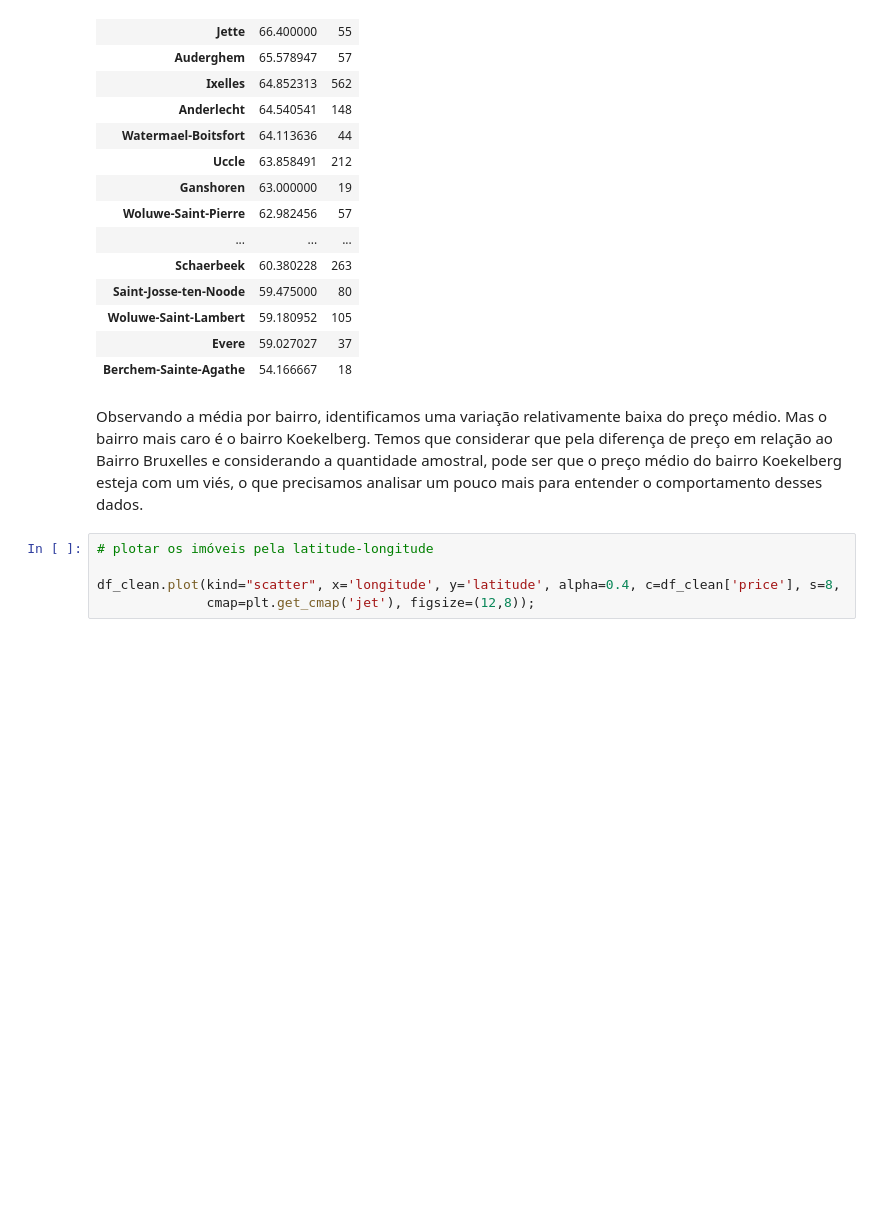
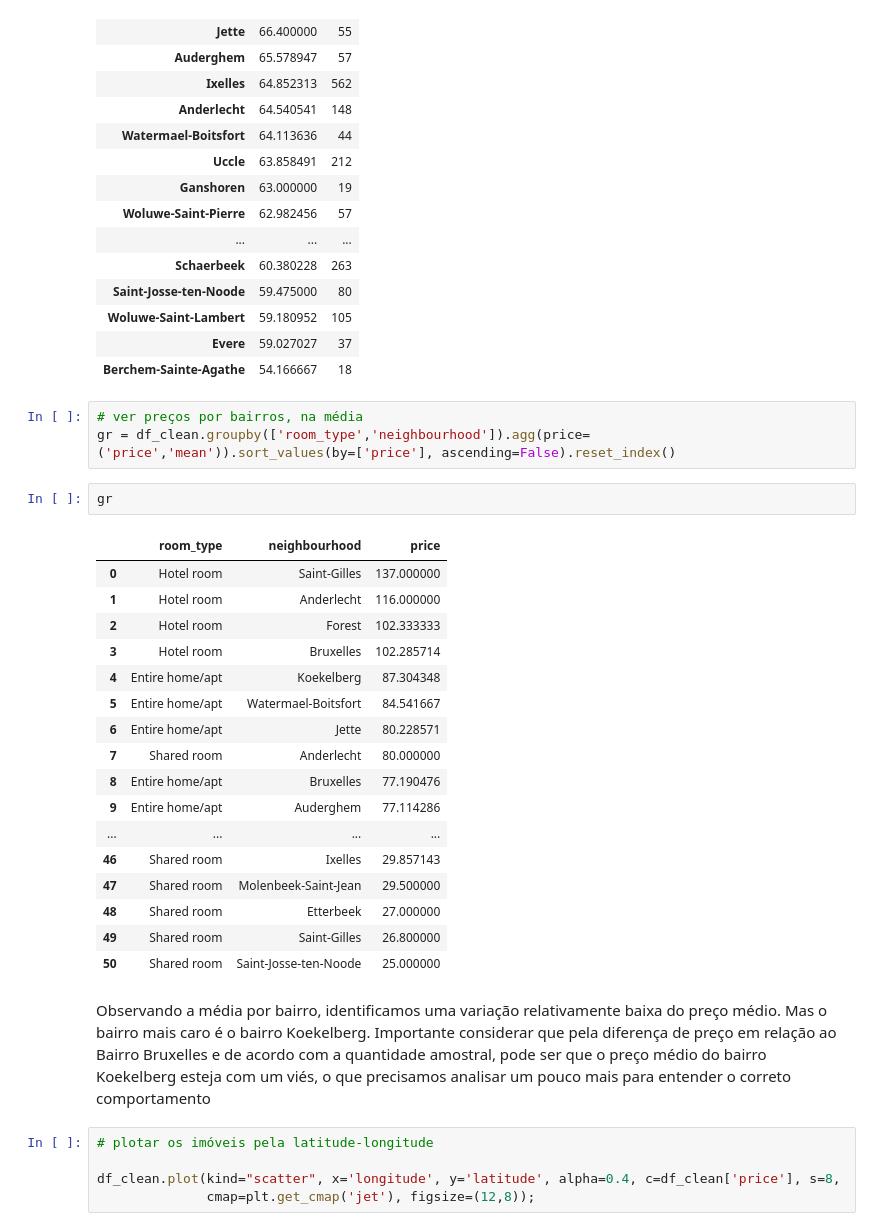
Before and after one commit to ecordeiro/data_science, a Jupyter notebook: Analisando_os_Dados_do_Airbnb_Bruxelas.ipynb, the cells around one changed output. Saved outputs shown, nothing was run; the diff lists cells and outputs as text; blank space fills up the shorter version.

```diff
--- a/Analisando_os_Dados_do_Airbnb_Bruxelas.ipynb
+++ b/Analisando_os_Dados_do_Airbnb_Bruxelas.ipynb
@@ -733,8 +755,31 @@ df_clean.groupby('neighbourhood').agg(price=('price','mean'), qtd=('id','count')
 | Woluwe-Saint-Lambert | 59.180952 | 105 |
 | Evere | 59.027027 | 37 |
 | Berchem-Sainte-Agathe | 54.166667 | 18 |
+# %%
+# ver preços por bairros, na média
+gr = df_clean.groupby(['room_type','neighbourhood']).agg(price=('price','mean')).sort_values(by=['price'], ascending=False).reset_index()
+# %%
+gr
+# %% [output]
+|  | room_type | neighbourhood | price |
+| 0 | Hotel room | Saint-Gilles | 137.000000 |
+| 1 | Hotel room | Anderlecht | 116.000000 |
+| 2 | Hotel room | Forest | 102.333333 |
+| 3 | Hotel room | Bruxelles | 102.285714 |
+| 4 | Entire home/apt | Koekelberg | 87.304348 |
+| 5 | Entire home/apt | Watermael-Boitsfort | 84.541667 |
+| 6 | Entire home/apt | Jette | 80.228571 |
+| 7 | Shared room | Anderlecht | 80.000000 |
+| 8 | Entire home/apt | Bruxelles | 77.190476 |
+| 9 | Entire home/apt | Auderghem | 77.114286 |
+| ... | ... | ... | ... |
+| 46 | Shared room | Ixelles | 29.857143 |
+| 47 | Shared room | Molenbeek-Saint-Jean | 29.500000 |
+| 48 | Shared room | Etterbeek | 27.000000 |
+| 49 | Shared room | Saint-Gilles | 26.800000 |
+| 50 | Shared room | Saint-Josse-ten-Noode | 25.000000 |
 # %% [markdown]
-Observando a média por bairro, identificamos uma variação relativamente baixa do preço médio. Mas o bairro mais caro é o bairro Koekelberg. Temos que considerar que pela diferença de preço em relação ao Bairro Bruxelles e considerando a quantidade amostral, pode ser que o preço médio do bairro Koekelberg esteja com um viés, o que precisamos analisar um pouco mais para entender o comportamento desses dados.
+Observando a média por bairro, identificamos uma variação relativamente baixa do preço médio. Mas o bairro mais caro é o bairro Koekelberg. Importante considerar que pela diferença de preço em relação ao Bairro Bruxelles e de acordo com a quantidade amostral, pode ser que o preço médio do bairro Koekelberg esteja com um viés, o que precisamos analisar um pouco mais para entender o correto comportamento
 # %%
 # plotar os imóveis pela latitude-longitude
 
```
Also changed, not shown: parts of 56 cells of this notebook.
